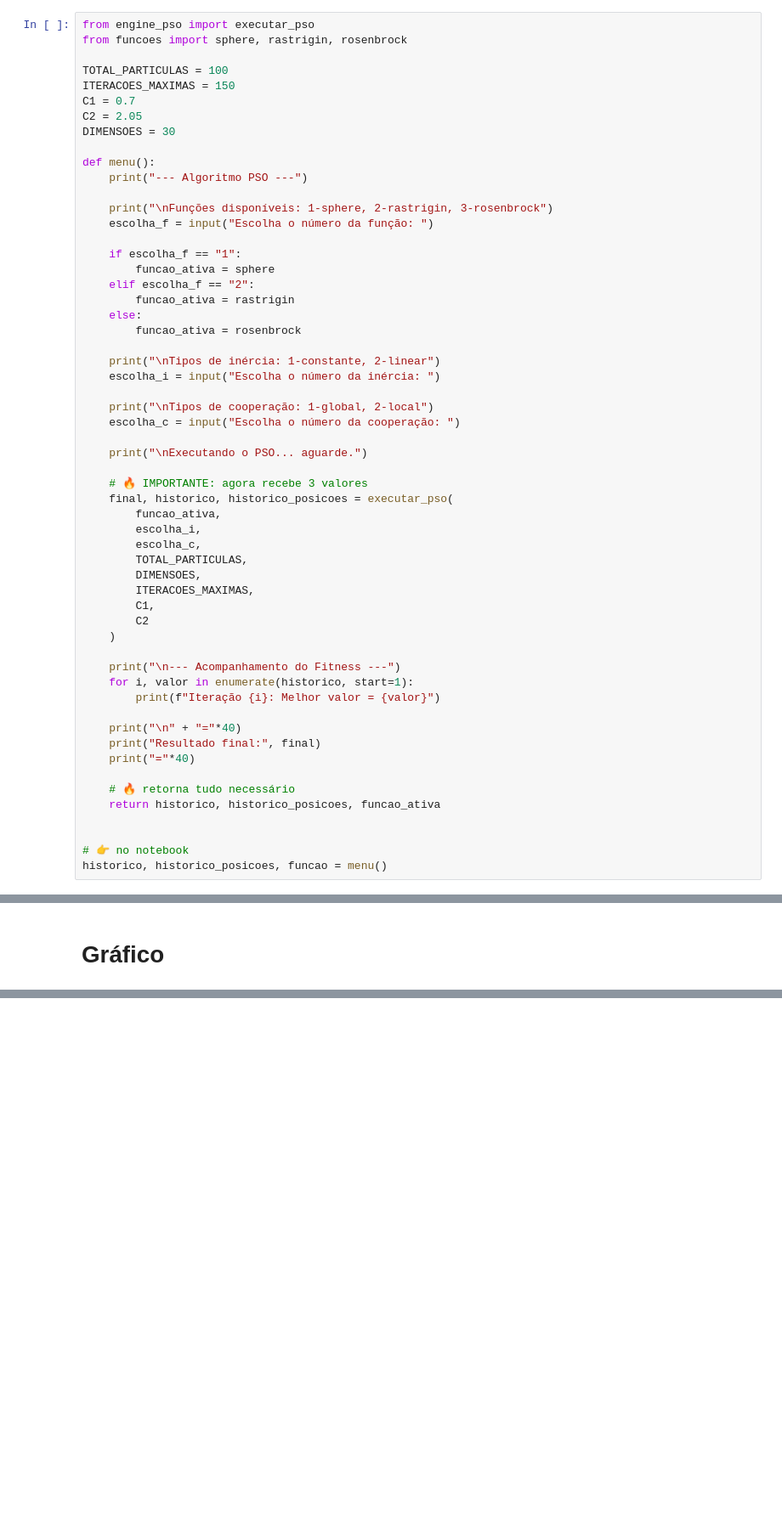
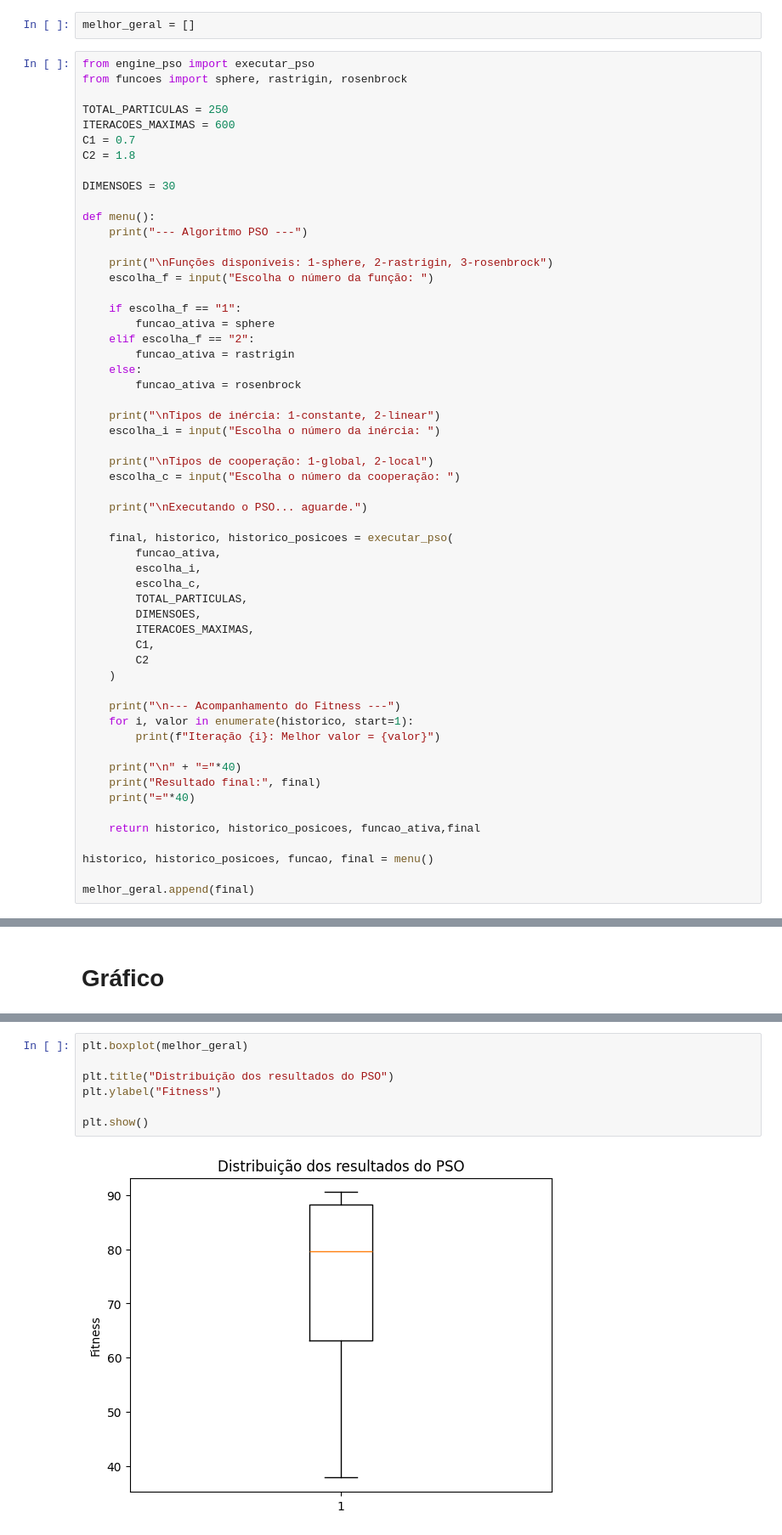
Before and after one commit to PauloPatricio05/Particle-Swarm-Optimization, a Jupyter notebook: main.ipynb, the cells around one changed output, grey strips where cells are left out. Shown at 85% size. Cells and saved outputs as stored; diff of their text form; blank space fills up the shorter version.

```diff
--- a/main.ipynb
+++ b/main.ipynb
@@ -1,13 +1,16 @@
 # %% [markdown]
 # main
+# %%
+melhor_geral = []
 # %%
 from engine_pso import executar_pso
 from funcoes import sphere, rastrigin, rosenbrock
 
-TOTAL_PARTICULAS = 100
-ITERACOES_MAXIMAS = 150
+TOTAL_PARTICULAS = 250
+ITERACOES_MAXIMAS = 600
 C1 = 0.7
-C2 = 2.05
+C2 = 1.8
+
 DIMENSOES = 30
 
 def menu():
@@ -31,7 +34,6 @@ def menu():
 
     print("\nExecutando o PSO... aguarde.")
 
-    # 🔥 IMPORTANTE: agora recebe 3 valores
     final, historico, historico_posicoes = executar_pso(
         funcao_ativa,
         escolha_i,
@@ -51,9 +53,8 @@ def menu():
     print("Resultado final:", final)
     print("="*40)
 
-    # 🔥 retorna tudo necessário
-    return historico, historico_posicoes, funcao_ativa
+    return historico, historico_posicoes, funcao_ativa,final
 
+historico, historico_posicoes, funcao, final = menu()
 
-# 👉 no notebook
-historico, historico_posicoes, funcao = menu()
+melhor_geral.append(final)
@@ -71,3 +98,12 @@ plt.show()
+# %%
+plt.boxplot(melhor_geral)
+
+plt.title("Distribuição dos resultados do PSO")
+plt.ylabel("Fitness")
+
+plt.show()
+# %% [output]
+[figure, added]
 # %%
 import matplotlib.pyplot as plt
 import matplotlib.animation as animation
```
Also changed, not shown: parts of 4 cells of this notebook, 1 other file.
